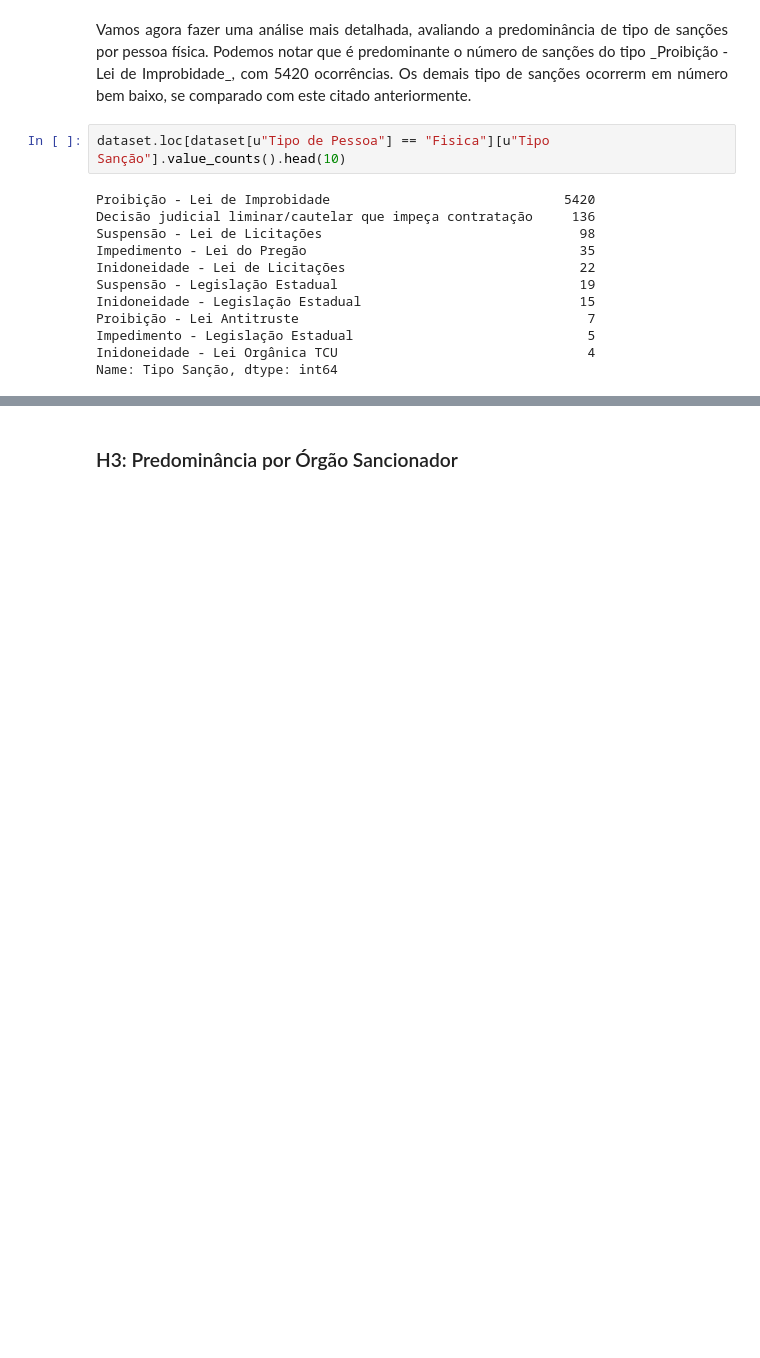
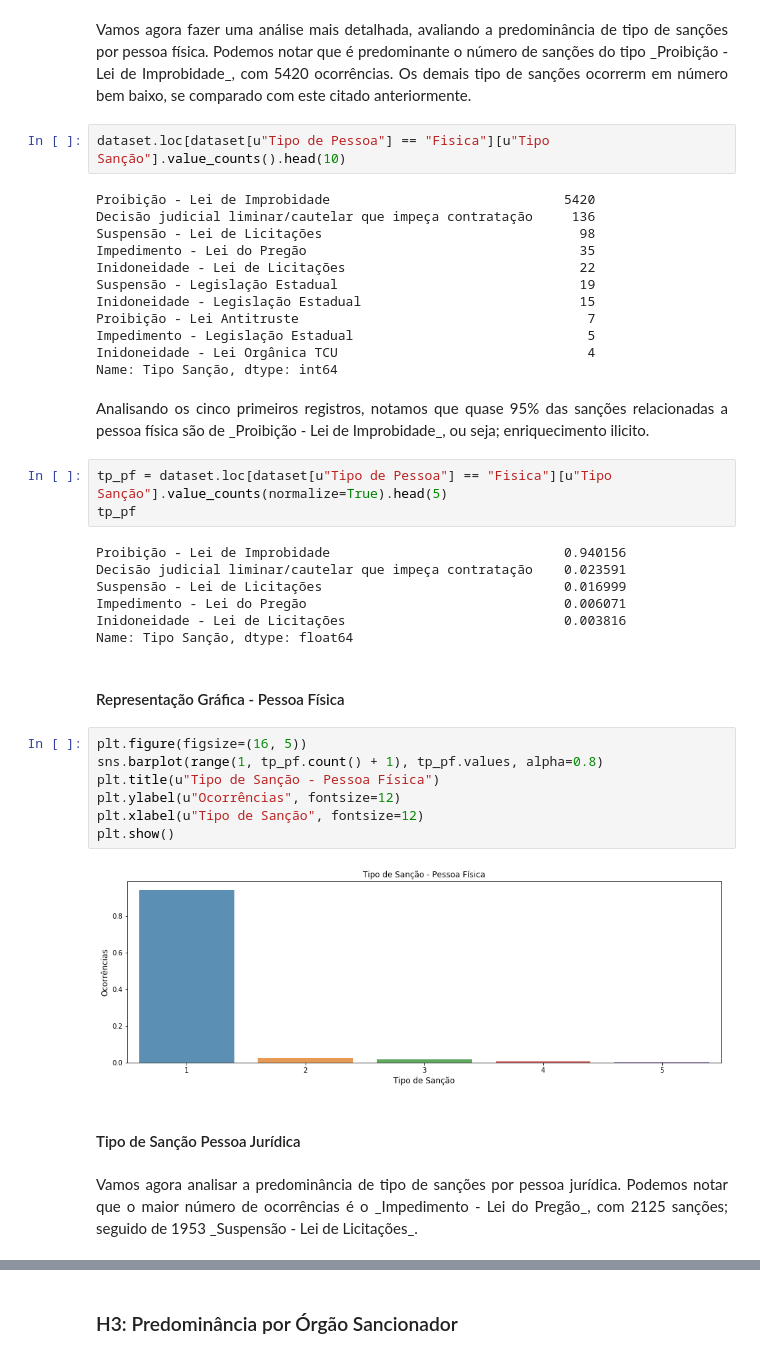
Before and after one commit to gusehr/shout, a Jupyter notebook: notebooks/empresas_inidoneas_suspensas.ipynb, the cells around one changed output, grey strips where cells are left out. Drawn from its saved outputs; the diff is of its cells as text; blank space fills up the shorter version.

```diff
--- a/notebooks/empresas_inidoneas_suspensas.ipynb
+++ b/notebooks/empresas_inidoneas_suspensas.ipynb
@@ -138,3 +89,34 @@ Proibição - Lei Antitruste                                     7
 Impedimento - Legislação Estadual                              5
 Inidoneidade - Lei Orgânica TCU                                4
 Name: Tipo Sanção, dtype: int64
+# %% [markdown]
+<div style="text-align:justify">
+Analisando os cinco primeiros registros, notamos que quase 95% das sanções relacionadas a pessoa física são de _Proibição - Lei de Improbidade_, ou seja; enriquecimento ilicito.
+</div>
+# %%
+tp_pf = dataset.loc[dataset[u"Tipo de Pessoa"] == "Fisica"][u"Tipo Sanção"].value_counts(normalize=True).head(5)
+tp_pf
+# %% [output]
+Proibição - Lei de Improbidade                              0.940156
+Decisão judicial liminar/cautelar que impeça contratação    0.023591
+Suspensão - Lei de Licitações                               0.016999
+Impedimento - Lei do Pregão                                 0.006071
+Inidoneidade - Lei de Licitações                            0.003816
+Name: Tipo Sanção, dtype: float64
+# %% [markdown]
+#### Representação Gráfica - Pessoa Física
+# %%
+plt.figure(figsize=(16, 5))
+sns.barplot(range(1, tp_pf.count() + 1), tp_pf.values, alpha=0.8)
+plt.title(u"Tipo de Sanção - Pessoa Física")
+plt.ylabel(u"Ocorrências", fontsize=12)
+plt.xlabel(u"Tipo de Sanção", fontsize=12)
+plt.show()
+# %% [output]
+[figure, added]
+# %% [markdown]
+#### Tipo de Sanção Pessoa Jurídica
+# %% [markdown]
+<div style="text-align:justify">
+Vamos agora analisar a predominância de tipo de sanções por pessoa jurídica. Podemos notar que o maior número de ocorrências é o _Impedimento - Lei do Pregão_, com 2125 sanções; seguido de 1953 _Suspensão - Lei de Licitações_.
+</div>
```
Also changed, not shown: parts of 63 cells of this notebook.
